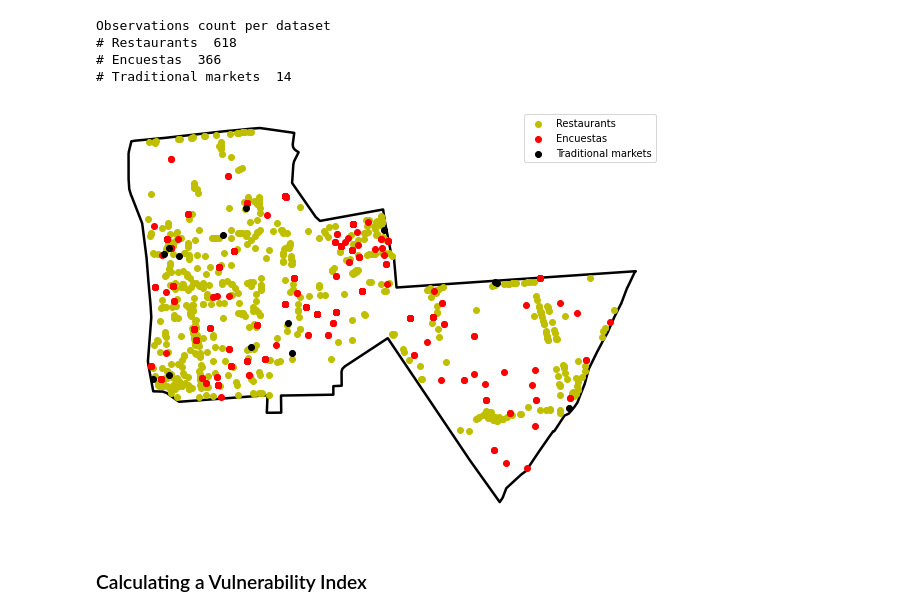
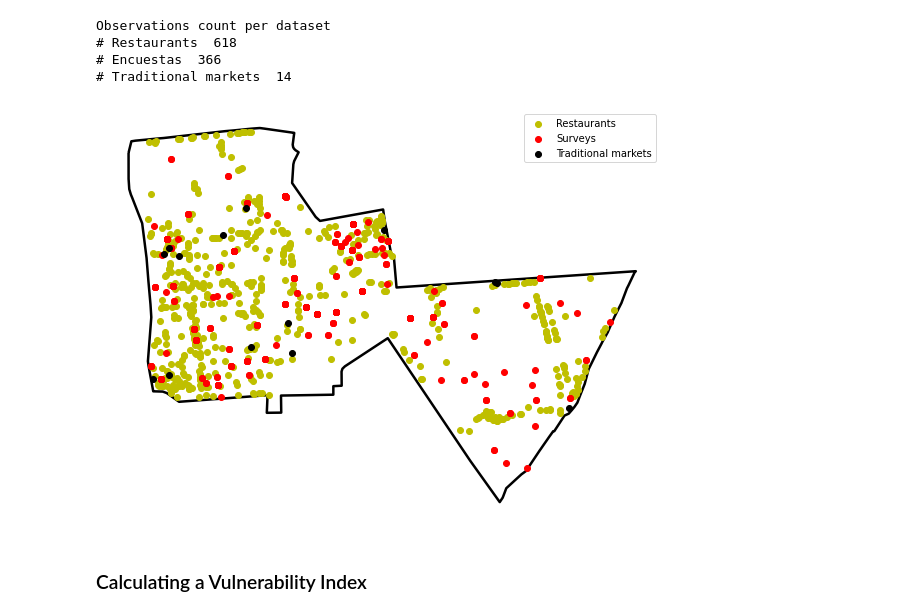
Before and after one commit to IngenieriaUP/venezuelan-in-surquillo-food-system, a Jupyter notebook: Preprocessing.ipynb, the cells around one changed output. Saved outputs shown, nothing was run; the diff lists cells and outputs as text; code cells hidden in the pictures.

```diff
--- a/Preprocessing.ipynb
+++ b/Preprocessing.ipynb
@@ -50,15 +50,15 @@ Observations count per dataset
 # %%
 ax = surquillo.plot(color='none', linewidth=2.5, figsize=(10,15))
 
 restaurantes_gpd.plot(ax=ax, color='y', label='Restaurants')
-encuestas.plot(ax=ax, color='r', label='Encuestas')
+encuestas.plot(ax=ax, color='r', label='Surveys')
 mercados_gdf.plot(ax=ax, color='k', label='Traditional markets')
 
 ax.legend()
 #cx.add_basemap(ax)
 ax.set_axis_off()
 # %% [output]
-[figure, old version]
+[figure, new version]
 # %% [markdown]
 ### Calculating a Vulnerability Index
 # %%
```
Also changed, not shown: 2 other files.
